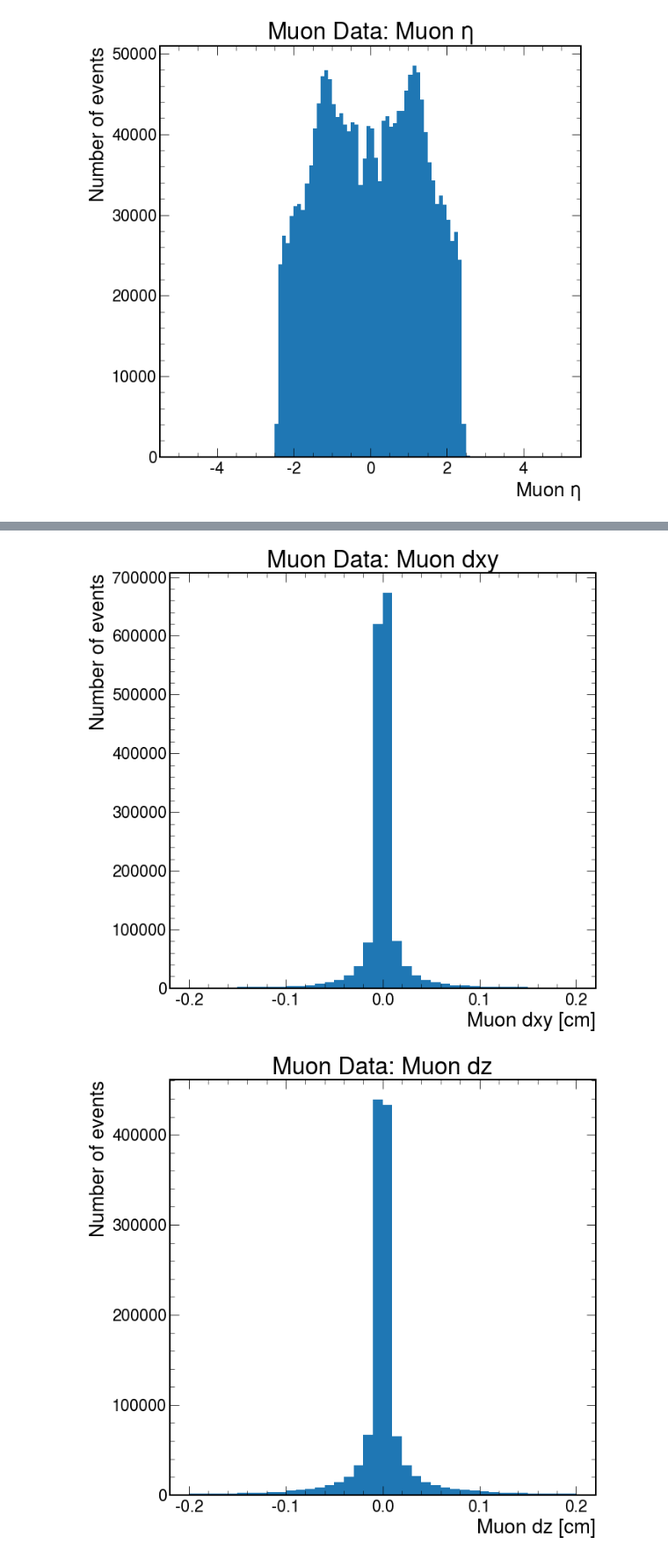
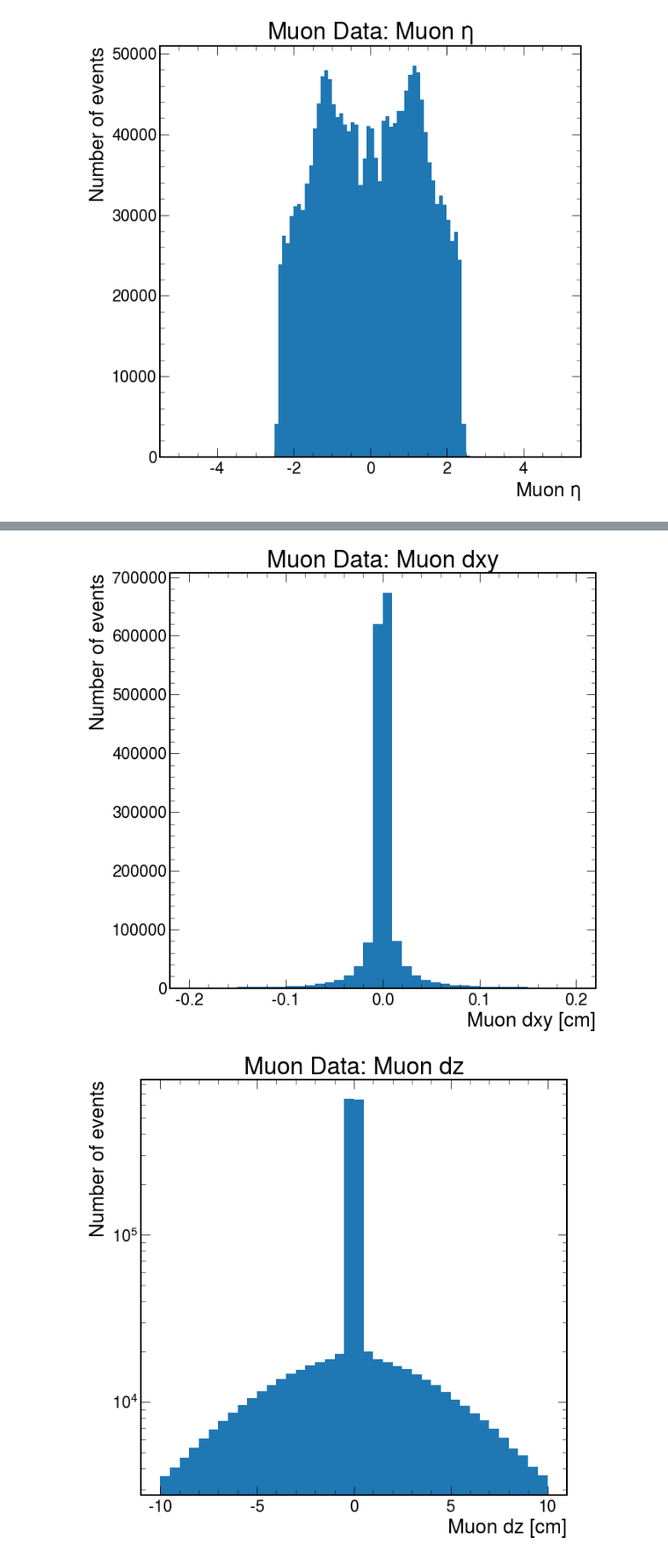
Before and after one commit to ku-cms/LeptonStudies, a Jupyter notebook: notebooks/electron_tnp_Jpsi_mass.ipynb, the cells around one changed output, grey strips where cells are left out. Shown at 88% size. Cells and saved outputs as stored; diff of their text form; code cells hidden in the pictures.

```diff
--- a/notebooks/electron_tnp_Jpsi_mass.ipynb
+++ b/notebooks/electron_tnp_Jpsi_mass.ipynb
@@ -152,7 +160,7 @@ fig, ax = plt.subplots()
 ax.set_title(r"Muon Data: Electron dz")
 ax.set_xlabel(r"Electron dz [cm]")
 ax.set_ylabel(r"Number of events")
-ax.hist(ak.flatten(data_events.Electron.dz), bins=np.linspace(-0.20, 0.20, 41))
+ax.hist(ak.flatten(data_events.Electron.dz), bins=np.linspace(-10.0, 10.0, 41), log=True)
 
 # Muon dxy
 fig, ax = plt.subplots()
@@ -166,5 +174,6 @@ fig, ax = plt.subplots()
 ax.set_title(r"Muon Data: Muon dz")
 ax.set_xlabel(r"Muon dz [cm]")
 ax.set_ylabel(r"Number of events")
-ax.hist(ak.flatten(data_events.Muon.dz), bins=np.linspace(-0.20, 0.20, 41))
+#ax.hist(ak.flatten(data_events.Muon.dz), bins=np.linspace(-0.20, 0.20, 41))
+ax.hist(ak.flatten(data_events.Muon.dz), bins=np.linspace(-10.0, 10.0, 41), log=True)
 # %% [output]
@@ -185,2 +194,2 @@ ax.hist(ak.flatten(data_events.Muon.dz), bins=np.linspace(-0.20, 0.20, 41))
 [figure]
-[figure, old version]
+[figure, new version]
```
Also changed, not shown: parts of 3 cells of this notebook, 1 other file.
